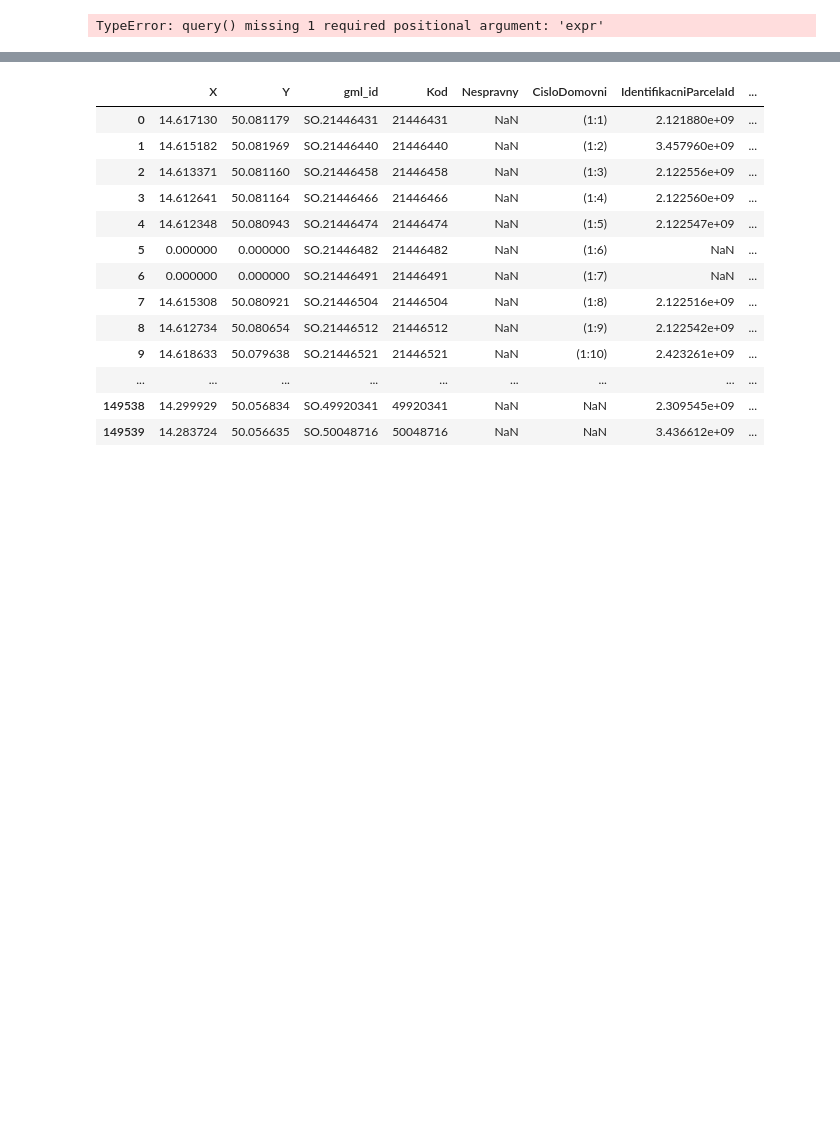
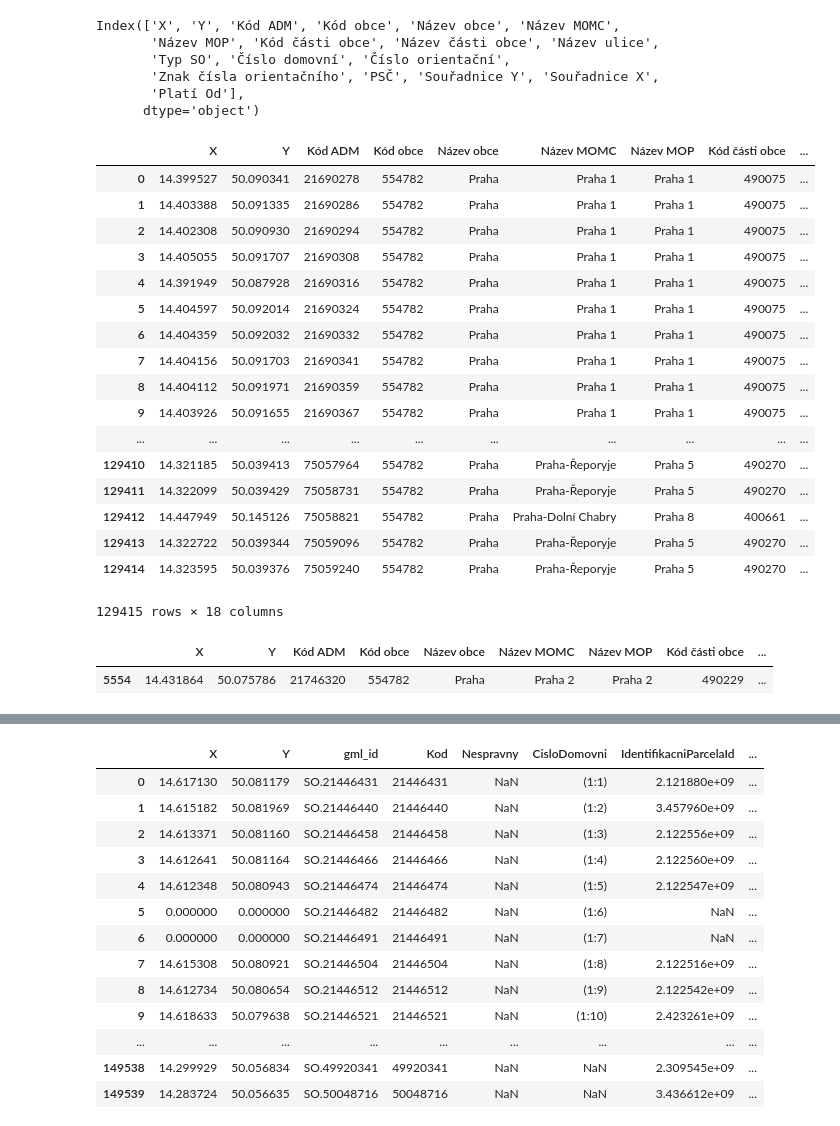
Before and after one commit to JendaPlhak/LocalData, a Jupyter notebook: notebooks/Untitled2.ipynb, the cells around one changed output, grey strips where cells are left out. Saved outputs shown, nothing was run; the diff lists cells and outputs as text; code cells hidden in the pictures; blank space fills up the shorter version.

```diff
--- a/notebooks/Untitled2.ipynb
+++ b/notebooks/Untitled2.ipynb
@@ -2,10 +2,42 @@
 import pandas as pd
 # %%
 data = pd.read_csv("/Users/btx/Documents/Work/what-the-hack/adresni_mista_wgs84_praha.csv", encoding="utf-8", sep=",")
+# %%
+data.columns
+# %% [output]
+Index(['X', 'Y', 'Kód ADM', 'Kód obce', 'Název obce', 'Název MOMC',
+       'Název MOP', 'Kód části obce', 'Název části obce', 'Název ulice',
+       'Typ SO', 'Číslo domovní', 'Číslo orientační',
+       'Znak čísla orientačního', 'PSČ', 'Souřadnice Y', 'Souřadnice X',
+       'Platí Od'],
+      dtype='object')
 # %%
-data[data.a = ]
+data
 # %% [output]
+|  | X | Y | Kód ADM | Kód obce | Název obce | Název MOMC | Název MOP | Kód části obce | ... |
+| 0 | 14.399527 | 50.090341 | 21690278 | 554782 | Praha | Praha 1 | Praha 1 | 490075 | ... |
+| 1 | 14.403388 | 50.091335 | 21690286 | 554782 | Praha | Praha 1 | Praha 1 | 490075 | ... |
+| 2 | 14.402308 | 50.090930 | 21690294 | 554782 | Praha | Praha 1 | Praha 1 | 490075 | ... |
+| 3 | 14.405055 | 50.091707 | 21690308 | 554782 | Praha | Praha 1 | Praha 1 | 490075 | ... |
+| 4 | 14.391949 | 50.087928 | 21690316 | 554782 | Praha | Praha 1 | Praha 1 | 490075 | ... |
+| 5 | 14.404597 | 50.092014 | 21690324 | 554782 | Praha | Praha 1 | Praha 1 | 490075 | ... |
+| 6 | 14.404359 | 50.092032 | 21690332 | 554782 | Praha | Praha 1 | Praha 1 | 490075 | ... |
+| 7 | 14.404156 | 50.091703 | 21690341 | 554782 | Praha | Praha 1 | Praha 1 | 490075 | ... |
+| 8 | 14.404112 | 50.091971 | 21690359 | 554782 | Praha | Praha 1 | Praha 1 | 490075 | ... |
+| 9 | 14.403926 | 50.091655 | 21690367 | 554782 | Praha | Praha 1 | Praha 1 | 490075 | ... |
+| ... | ... | ... | ... | ... | ... | ... | ... | ... | ... |
+| 129410 | 14.321185 | 50.039413 | 75057964 | 554782 | Praha | Praha-Řeporyje | Praha 5 | 490270 | ... |
+| 129411 | 14.322099 | 50.039429 | 75058731 | 554782 | Praha | Praha-Řeporyje | Praha 5 | 490270 | ... |
+| 129412 | 14.447949 | 50.145126 | 75058821 | 554782 | Praha | Praha-Dolní Chabry | Praha 8 | 400661 | ... |
+| 129413 | 14.322722 | 50.039344 | 75059096 | 554782 | Praha | Praha-Řeporyje | Praha 5 | 490270 | ... |
+| 129414 | 14.323595 | 50.039376 | 75059240 | 554782 | Praha | Praha-Řeporyje | Praha 5 | 490270 | ... |
-TypeError: query() missing 1 required positional argument: 'expr'
+129415 rows × 18 columns
+# %%
+#data.loc[lambda df: df["Název ulice"] == "Jiřská", :]
+data[((data["Název ulice"] == "Bělehradská") & (data["Číslo orientační"] == 85.0))]
+# %% [output]
+|  | X | Y | Kód ADM | Kód obce | Název obce | Název MOMC | Název MOP | Kód části obce | ... |
+| 5554 | 14.431864 | 50.075786 | 21746320 | 554782 | Praha | Praha 2 | Praha 2 | 490229 | ... |
 # %%
 pd.read_csv("/Users/btx/Documents/Work/what-the-hack/adresni_mista_katastr_praha.csv", encoding="windows-1250", sep=",")
 # %% [output]
```
Also changed, not shown: 4 other files.
